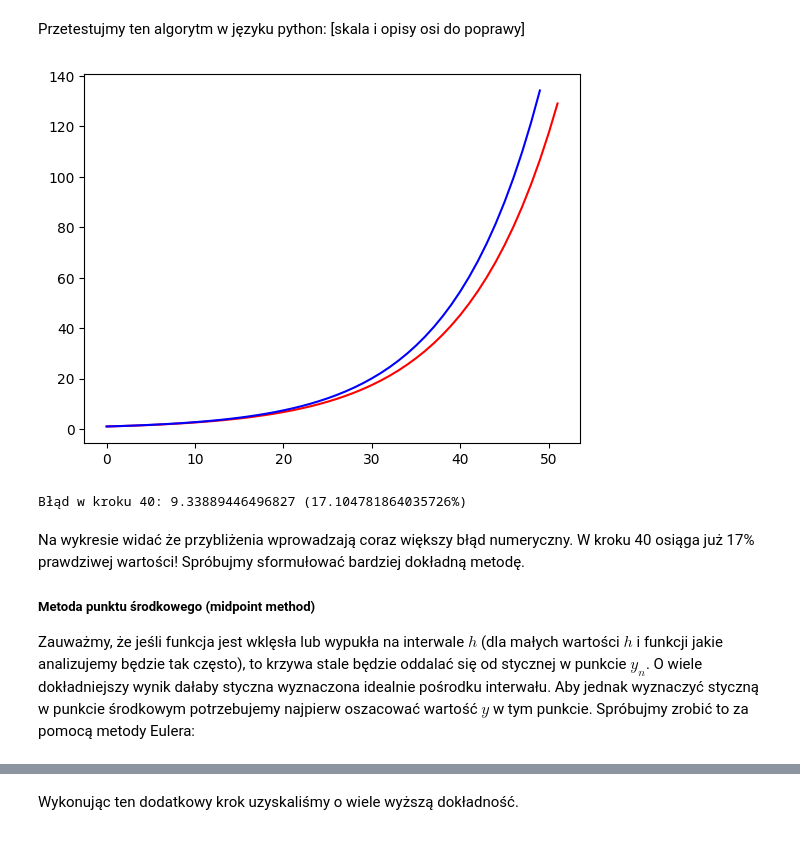
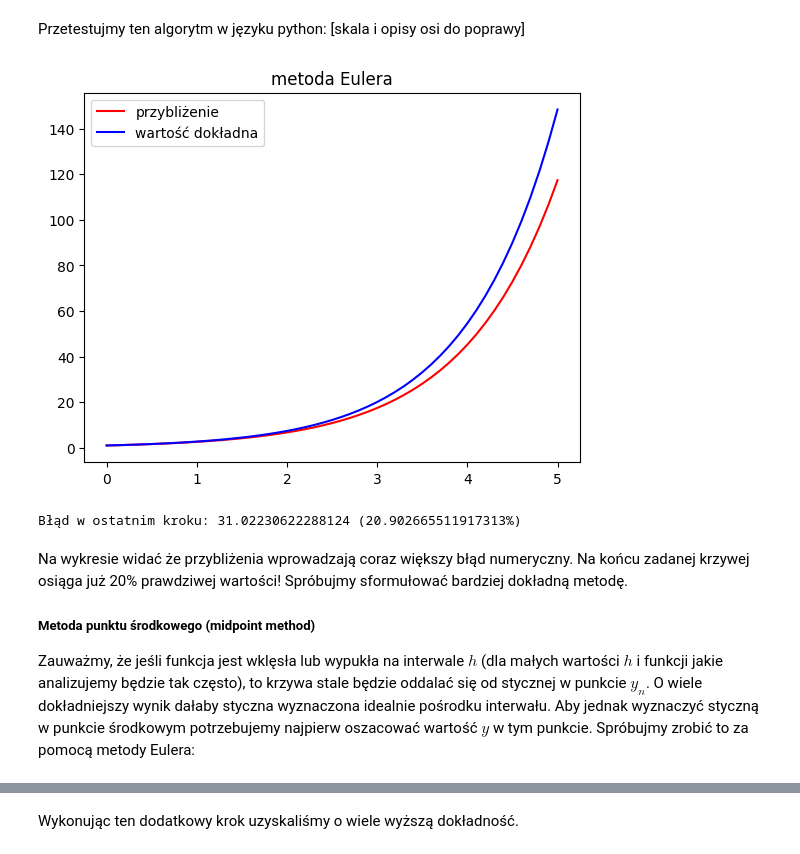
Before and after one commit to aleksanderboberski/rrwt-projekt-seir, a Jupyter notebook: Boberski_Pytel.ipynb, the cells around one changed output, grey strips where cells are left out. Drawn from its saved outputs; the diff is of its cells as text; code cells hidden in the pictures.

```diff
--- a/Boberski_Pytel.ipynb
+++ b/Boberski_Pytel.ipynb
@@ -52,24 +52,27 @@ Przetestujmy ten algorytm w języku python:
 # %%
 def euler_demo(f, y0, tlim, step = 0.1): #f powinna być funkcją postaci f(t:float, y:float)->float
     y, t = [y0], 0 #lista przybliżonych wartości, czas
-    while t < tlim:
+    while t < tlim-step:
         dy = f(t, y[-1]) #pochodna w punkcie
-        y.append(y[-1] + (dy*step)) #przybliżenie wartości y za pomocą pochodnej
+        y.append(y[-1] + (dy*step)) #przybliżenie kolejnej wartości y za pomocą pochodnej
         t += step
     return y
 
+T = [t/10 for t in range (51)]
 y1 = euler_demo(lambda t, y: y, 1, 5) #równanie y'=y, y0=1
-y2 = [e**(t/10) for t in range(50)] #rozwiązanie analityczne czyli e^t
+y2 = [e**(t/10) for t in range(51)] #rozwiązanie analityczne czyli e^t
 
-plt.plot(y1, color='red')
-plt.plot(y2, color='blue')
+plt.title("metoda Eulera")
+plt.plot(T, y1, color='red', label='przybliżenie')
+plt.plot(T, y2, color='blue', label='wartość dokładna')
+plt.legend()
 plt.show()
-print(f"Błąd w kroku 40: {y2[40]-y1[40]} ({ ((y2[40]-y1[40]) / y2[40])*100 }%)")
+print(f"Błąd w ostatnim kroku: {y2[50]-y1[50]} ({ ((y2[50]-y1[50]) / y2[50])*100 }%)")
 # %% [output]
-[figure, old version]
+[figure, new version]
-Błąd w kroku 40: 9.33889446496827 (17.104781864035726%)
+Błąd w ostatnim kroku: 31.02230622288124 (20.902665511917313%)
 # %% [markdown]
-Na wykresie widać że przybliżenia wprowadzają coraz większy błąd numeryczny. W kroku 40 osiąga już 17% prawdziwej wartości! Spróbujmy sformułować bardziej dokładną metodę.
+Na wykresie widać że przybliżenia wprowadzają coraz większy błąd numeryczny. Na końcu zadanej krzywej osiąga już 20% prawdziwej wartości! Spróbujmy sformułować bardziej dokładną metodę.
 <h5>Metoda punktu środkowego (midpoint method)</h5>
 
 Zauważmy, że jeśli funkcja jest wklęsła lub wypukła na interwale $h$ (dla małych wartości $h$ i funkcji jakie analizujemy będzie tak często), to krzywa stale będzie oddalać się od stycznej w punkcie $y_n$. O wiele dokładniejszy wynik dałaby styczna wyznaczona idealnie pośrodku interwału. Aby jednak wyznaczyć styczną w punkcie środkowym potrzebujemy najpierw oszacować wartość $y$ w tym punkcie. Spróbujmy zrobić to za pomocą metody Eulera:
```
Also changed, not shown: parts of 11 cells of this notebook, 2 other files.
